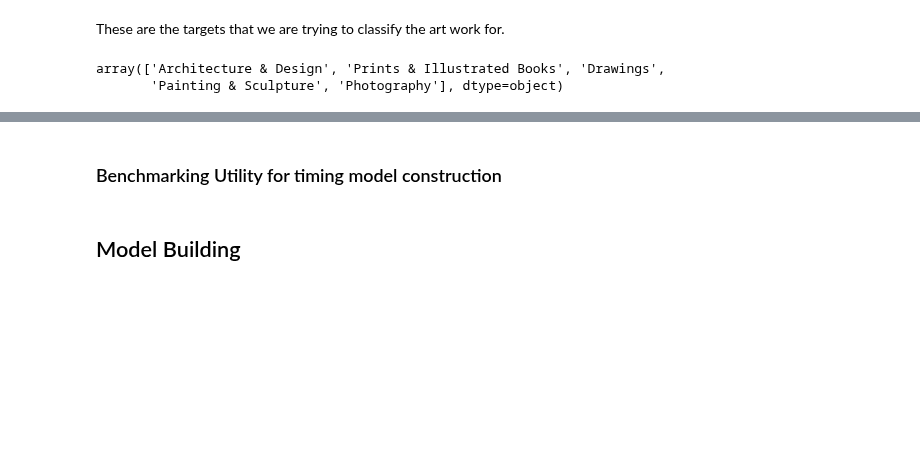
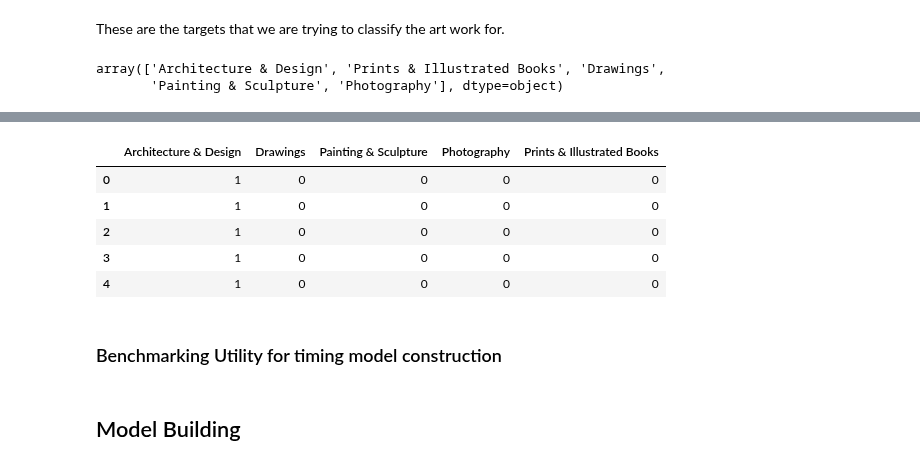
Before and after one commit to 315iah515/Thinkful-Notebooks, a Jupyter notebook: Bootcamp/Unsupervised/NeuralNetworks/ModernArtClassification.ipynb, the cells around one changed output, grey strips where cells are left out. Cells and saved outputs as stored; diff of their text form; code cells hidden in the pictures; blank space fills up the shorter version.

```diff
--- a/Bootcamp/Unsupervised/NeuralNetworks/ModernArtClassification.ipynb
+++ b/Bootcamp/Unsupervised/NeuralNetworks/ModernArtClassification.ipynb
@@ -132,3 +145,13 @@ array(['Architecture & Design', 'Prints & Illustrated Books', 'Drawings',
+# %%
+y1 = pd.get_dummies(y, sparse=True)
+y1.head()
+# %% [output]
+|  | Architecture & Design | Drawings | Painting & Sculpture | Photography | Prints & Illustrated Books |
+| 0 | 1 | 0 | 0 | 0 | 0 |
+| 1 | 1 | 0 | 0 | 0 | 0 |
+| 2 | 1 | 0 | 0 | 0 | 0 |
+| 3 | 1 | 0 | 0 | 0 | 0 |
+| 4 | 1 | 0 | 0 | 0 | 0 |
 # %% [markdown]
 ### Benchmarking Utility for timing model construction
 # %%
```
Also changed, not shown: parts of 4 cells of this notebook.
